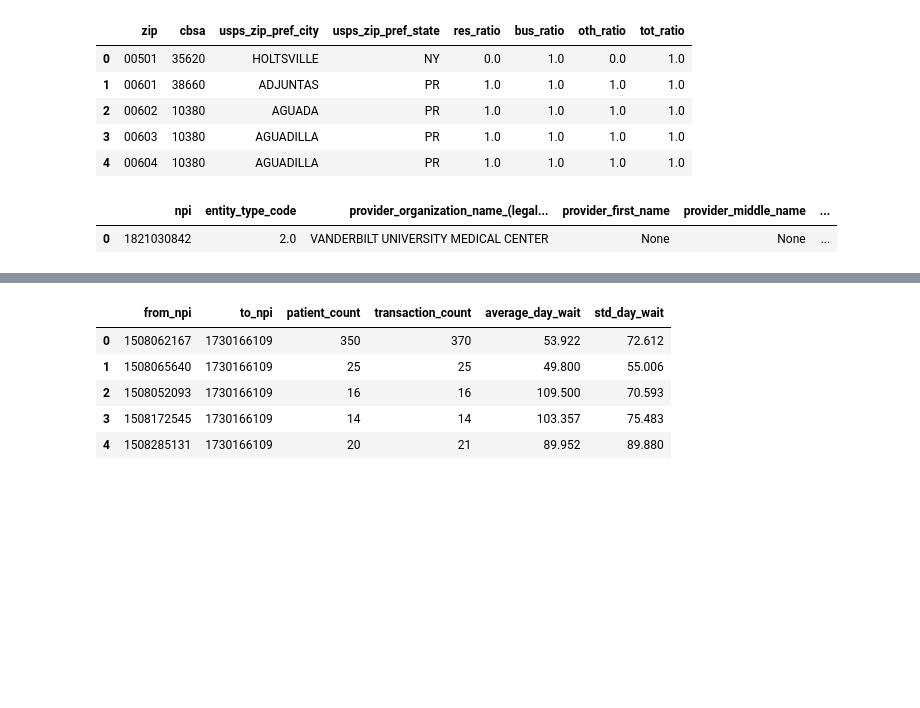
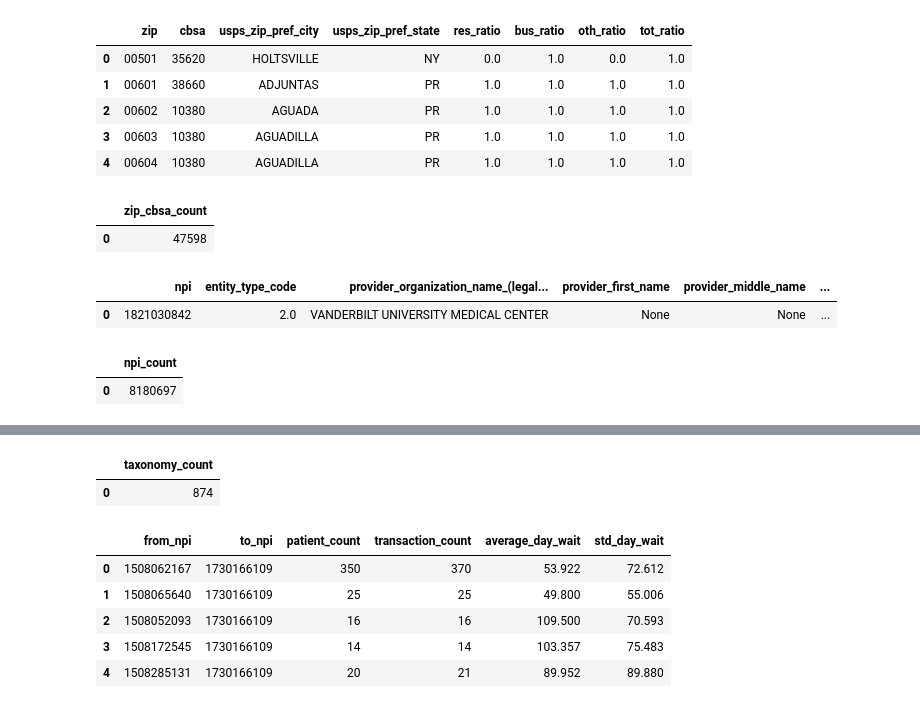
Before and after one commit to ballir27/hop-team-healthcare-providers, a Jupyter notebook: AB-Nash_Providers.ipynb, the cells around one changed output, grey strips where cells are left out. Saved outputs shown, nothing was run; the diff lists cells and outputs as text; code cells hidden in the pictures; blank space fills up the shorter version.

Commit message:
Added row counts for original database tables

```diff
--- a/AB-Nash_Providers.ipynb
+++ b/AB-Nash_Providers.ipynb
@@ -18,6 +18,15 @@ zip_cbsa_sqlite.head()
 | 2 | 00602 | 10380 | AGUADA | PR | 1.0 | 1.0 | 1.0 | 1.0 |
 | 3 | 00603 | 10380 | AGUADILLA | PR | 1.0 | 1.0 | 1.0 | 1.0 |
 | 4 | 00604 | 10380 | AGUADILLA | PR | 1.0 | 1.0 | 1.0 | 1.0 |
+# %%
+query = "SELECT COUNT(*) AS zip_cbsa_count FROM zip_cbsa LIMIT 10"
+
+with sqlite3.connect('data/hop_teaming.sqlite') as db:
+    zip_cbsa_count = pd.read_sql(query, db)
+zip_cbsa_count.head()
+# %% [output]
+|  | zip_cbsa_count |
+| 0 | 47598 |
 # %%
 query = "SELECT * FROM npi WHERE npi=1821030842 LIMIT 10"
 
@@ -28,6 +37,15 @@ npi_sqlite.head()
 # %% [output]
 |  | npi | entity_type_code | provider_organization_name_(legal... | provider_first_name | provider_middle_name | ... |
 | 0 | 1821030842 | 2.0 | VANDERBILT UNIVERSITY MEDICAL CENTER | None | None | ... |
+# %%
+query = "SELECT COUNT(*) AS npi_count FROM npi LIMIT 10"
+
+with sqlite3.connect('data/hop_teaming.sqlite') as db:
+    npi_count = pd.read_sql(query, db)
+npi_count.head()
+# %% [output]
+|  | npi_count |
+| 0 | 8180697 |
 # %%
 query = "SELECT * FROM taxonomy LIMIT 10"
 
@@ -42,6 +60,15 @@ taxonomy_sqlite.head()
 | 2 | 207K00000X | Allopathic & Osteopathic Physicians | Allergy & Immunology | None | An allergist-immunologist is trai... | Source: American Board of Medical... | Allergy & Immunology Physician | Individual |
 | 3 | 207KA0200X | Allopathic & Osteopathic Physicians | Allergy & Immunology | Allergy | A physician who specializes in th... | Source: National Uniform Claim Co... | Allergy Physician | Individual |
 | 4 | 207KI0005X | Allopathic & Osteopathic Physicians | Allergy & Immunology | Clinical & Laboratory Immunology | An allergy and immunology physici... | Source: National Uniform Claim Co... | Clinical & Laboratory Immunology ... | Individual |
+# %%
+query = "SELECT COUNT(*) AS taxonomy_count FROM taxonomy LIMIT 10"
+
+with sqlite3.connect('data/hop_teaming.sqlite') as db:
+    taxonomy_count = pd.read_sql(query, db)
+taxonomy_count.head()
+# %% [output]
+|  | taxonomy_count |
+| 0 | 874 |
 # %%
 query = "SELECT * FROM hopteaming LIMIT 10"
 
```
Also changed, not shown: parts of 2 cells of this notebook.
